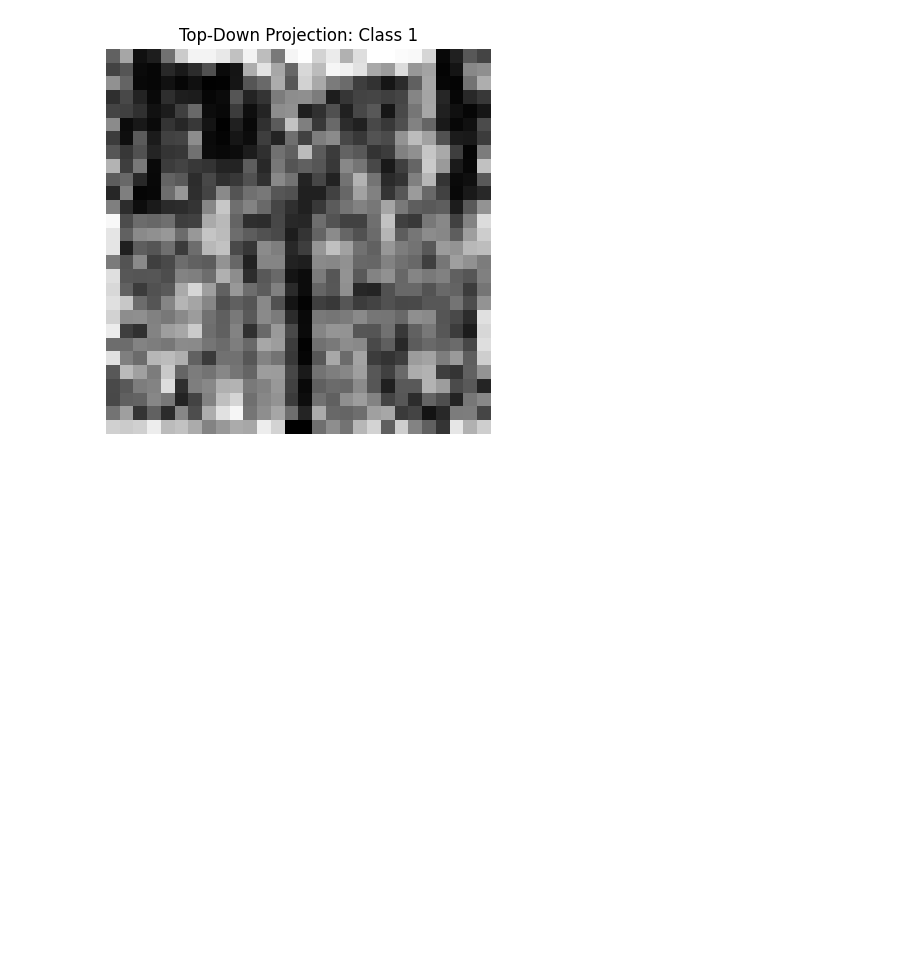
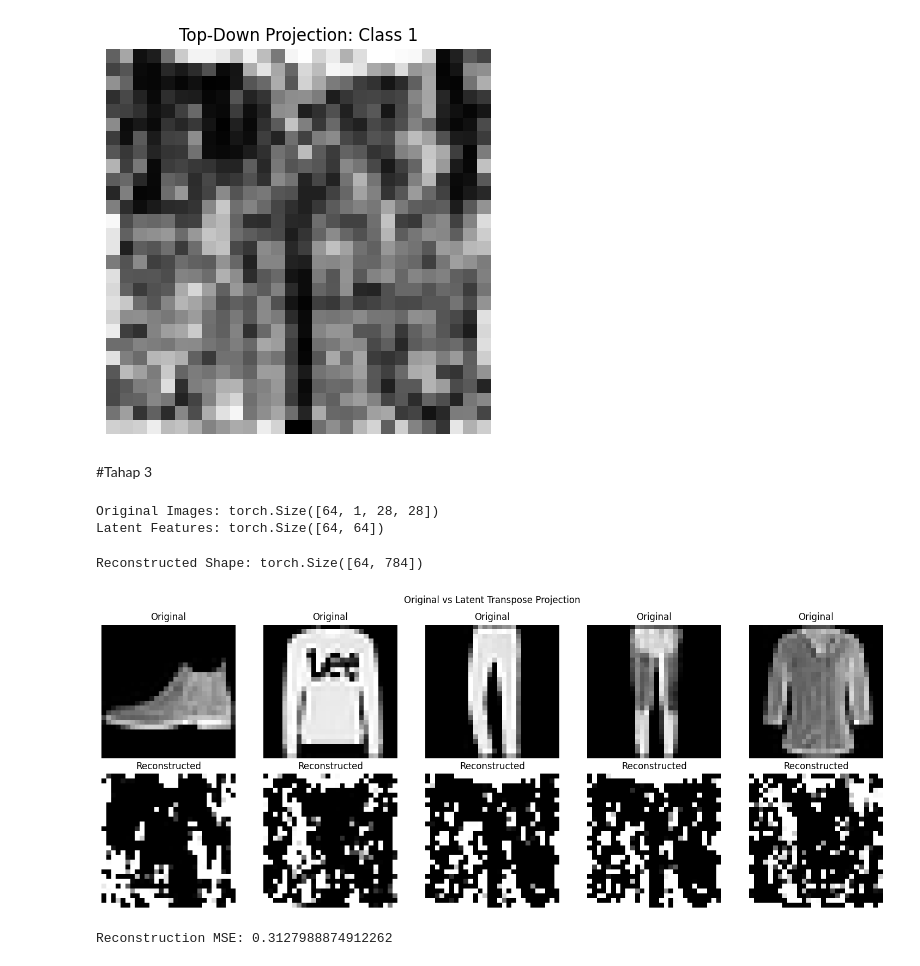
Before and after one commit to aong2hehms/DL_Session7, a Jupyter notebook: Tugas_DL.ipynb, the cells around one changed output. Saved outputs shown, nothing was run; the diff lists cells and outputs as text; code cells hidden in the pictures; blank space fills up the shorter version.

Commit message:
Tahap 3

```diff
--- a/Tugas_DL.ipynb
+++ b/Tugas_DL.ipynb
@@ -195,3 +195,63 @@ plt.axis("off")
 plt.show()
 # %% [output]
 [figure]
+# %% [markdown]
+#Tahap 3
+# %%
+#Ekstrak lantent fitur
+model.eval()
+images,labels = next(iter(test_loader))
+images = images.to(device)
+
+with torch.no_grad():
+  outputs,zMLP = model(images)
+
+print("Original Images:", images.shape)
+print("Latent Features:", zMLP.shape)
+# %% [output]
+Original Images: torch.Size([64, 1, 28, 28])
+Latent Features: torch.Size([64, 64])
+# %%
+#Proyeksi balik menggunakan Transpose
+with torch.no_grad():
+
+    z = zMLP.cpu()
+
+    h1_hat = F.relu(z @ W2)
+
+    x_hat = torch.sigmoid(h1_hat @ W1)
+
+print("Reconstructed Shape:", x_hat.shape)
+# %% [output]
+Reconstructed Shape: torch.Size([64, 784])
+# %%
+fig, axes = plt.subplots(2, 5, figsize=(15, 6))
+
+for i in range(5):
+
+    original = images[i].cpu().squeeze().numpy()
+
+    reconstructed = x_hat[i].reshape(28, 28).numpy()
+
+    axes[0, i].imshow(original, cmap="gray")
+    axes[0, i].set_title("Original")
+    axes[0, i].axis("off")
+
+    axes[1, i].imshow(reconstructed, cmap="gray")
+    axes[1, i].set_title("Reconstructed")
+    axes[1, i].axis("off")
+
+plt.suptitle("Original vs Latent Transpose Projection")
+plt.tight_layout()
+plt.show()
+# %% [output]
+[figure, added]
+# %%
+#Perbedaan MSE
+original = images.cpu().view(-1, 784)
+
+mse = torch.mean((original - x_hat) ** 2)
+
+print("Reconstruction MSE:", mse.item())
+# %% [output]
+Reconstruction MSE: 0.3127988874912262
```
